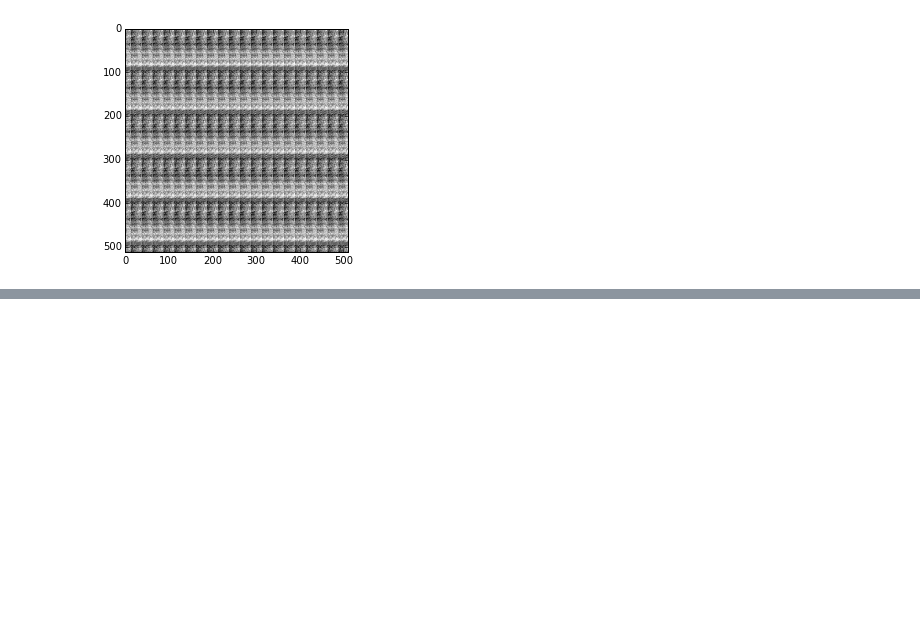
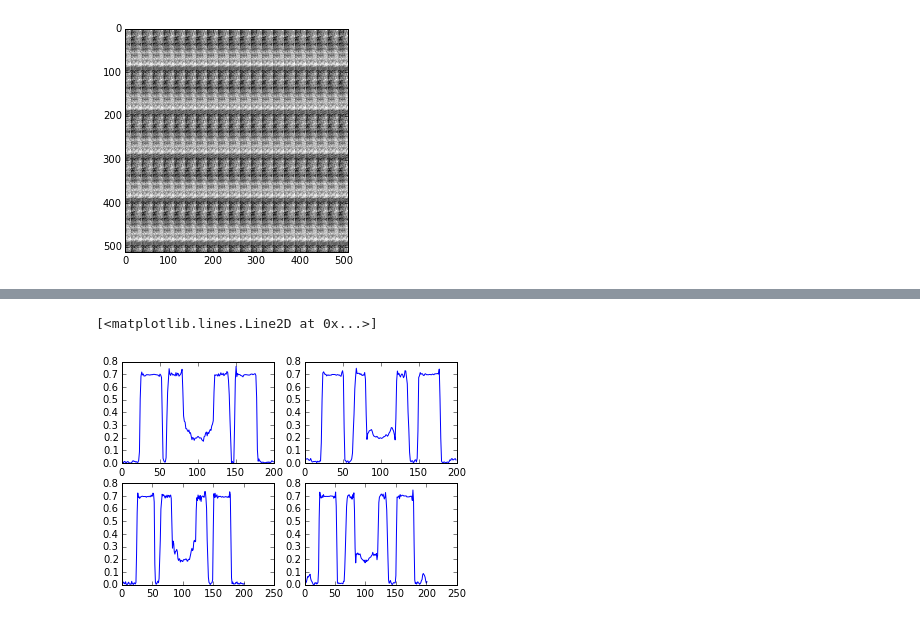
Before and after one commit to pussinboot/tile-extract, a Jupyter notebook: tile_select_test.ipynb, the cells around one changed output, grey strips where cells are left out. Drawn from its saved outputs; the diff is of its cells as text; code cells hidden in the pictures; blank space fills up the shorter version.

```diff
--- a/tile_select_test.ipynb
+++ b/tile_select_test.ipynb
@@ -91,0 +114,28 @@ plt.imshow(test_tile,cmap='gray')
+# %%
+def check_symmetry(img):
+    """
+    checks if outside border is equal on both sides
+    """
+    west_side = img[:,0]
+    east_side = img[:,-1]
+    north_side = img[0,:]
+    south_side = img[-1,:]
+    return (west_side,east_side, north_side, south_side)
+# %%
+from skimage import img_as_float
+
+start_frame = io.imread('./test2.jpg',as_grey=True)
+start_frame = img_as_float(start_frame)
+inner_square = start_frame[400:600,960:1162]
+wens = check_symmetry(inner_square)
+plt.subplot(2,2,1)
+plt.plot(wens[0])
+plt.subplot(2,2,2)
+plt.plot(wens[1])
+plt.subplot(2,2,3)
+plt.plot(wens[2])
+plt.subplot(2,2,4)
+plt.plot(wens[3])
+# %% [output]
+[<matplotlib.lines.Line2D at 0x...>]
+[figure, added]
```
Also changed, not shown: parts of 13 cells of this notebook, 2 other files.
